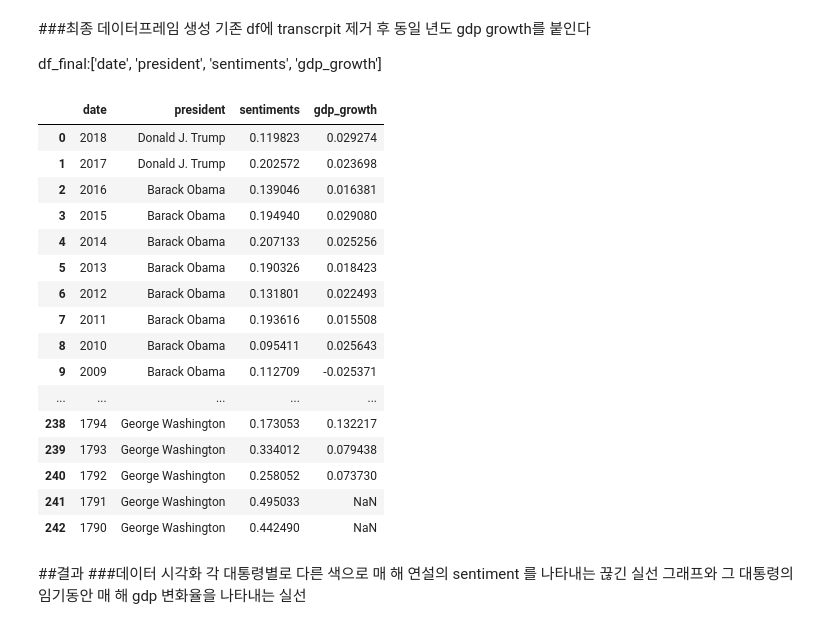
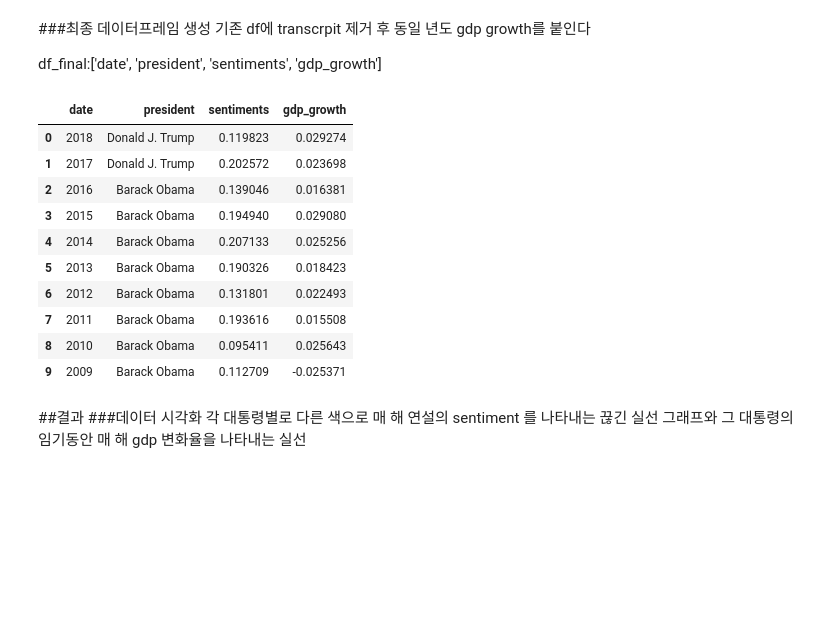
Before and after one commit to JennaPang-KU/us_presidential_speech_sentiment_analysis, a Jupyter notebook: sentiment_analysis.ipynb, the cells around one changed output. Cells and saved outputs as stored; diff of their text form; code cells hidden in the pictures; blank space fills up the shorter version.

```diff
--- a/sentiment_analysis.ipynb
+++ b/sentiment_analysis.ipynb
@@ -128,25 +116,19 @@ df_gdp = pd.read_csv("./USGDP_1791-2018.csv")
 # %%
 df_final['gdp_growth'] = df_final.date.map(df_gdp.set_index('Year')['GDP Growth rate'])
 # %%
-df_final
+df_final.head(10)
 # %% [output]
 |  | date | president | sentiments | gdp_growth |
 | 0 | 2018 | Donald J. Trump | 0.119823 | 0.029274 |
 | 1 | 2017 | Donald J. Trump | 0.202572 | 0.023698 |
 | 2 | 2016 | Barack Obama | 0.139046 | 0.016381 |
 | 3 | 2015 | Barack Obama | 0.194940 | 0.029080 |
 | 4 | 2014 | Barack Obama | 0.207133 | 0.025256 |
 | 5 | 2013 | Barack Obama | 0.190326 | 0.018423 |
 | 6 | 2012 | Barack Obama | 0.131801 | 0.022493 |
 | 7 | 2011 | Barack Obama | 0.193616 | 0.015508 |
 | 8 | 2010 | Barack Obama | 0.095411 | 0.025643 |
 | 9 | 2009 | Barack Obama | 0.112709 | -0.025371 |
-| ... | ... | ... | ... | ... |
-| 238 | 1794 | George Washington | 0.173053 | 0.132217 |
-| 239 | 1793 | George Washington | 0.334012 | 0.079438 |
-| 240 | 1792 | George Washington | 0.258052 | 0.073730 |
-| 241 | 1791 | George Washington | 0.495033 | NaN |
-| 242 | 1790 | George Washington | 0.442490 | NaN |
 # %% [markdown]
 ##결과
 ###데이터 시각화
```
Also changed, not shown: parts of 3 cells of this notebook.
